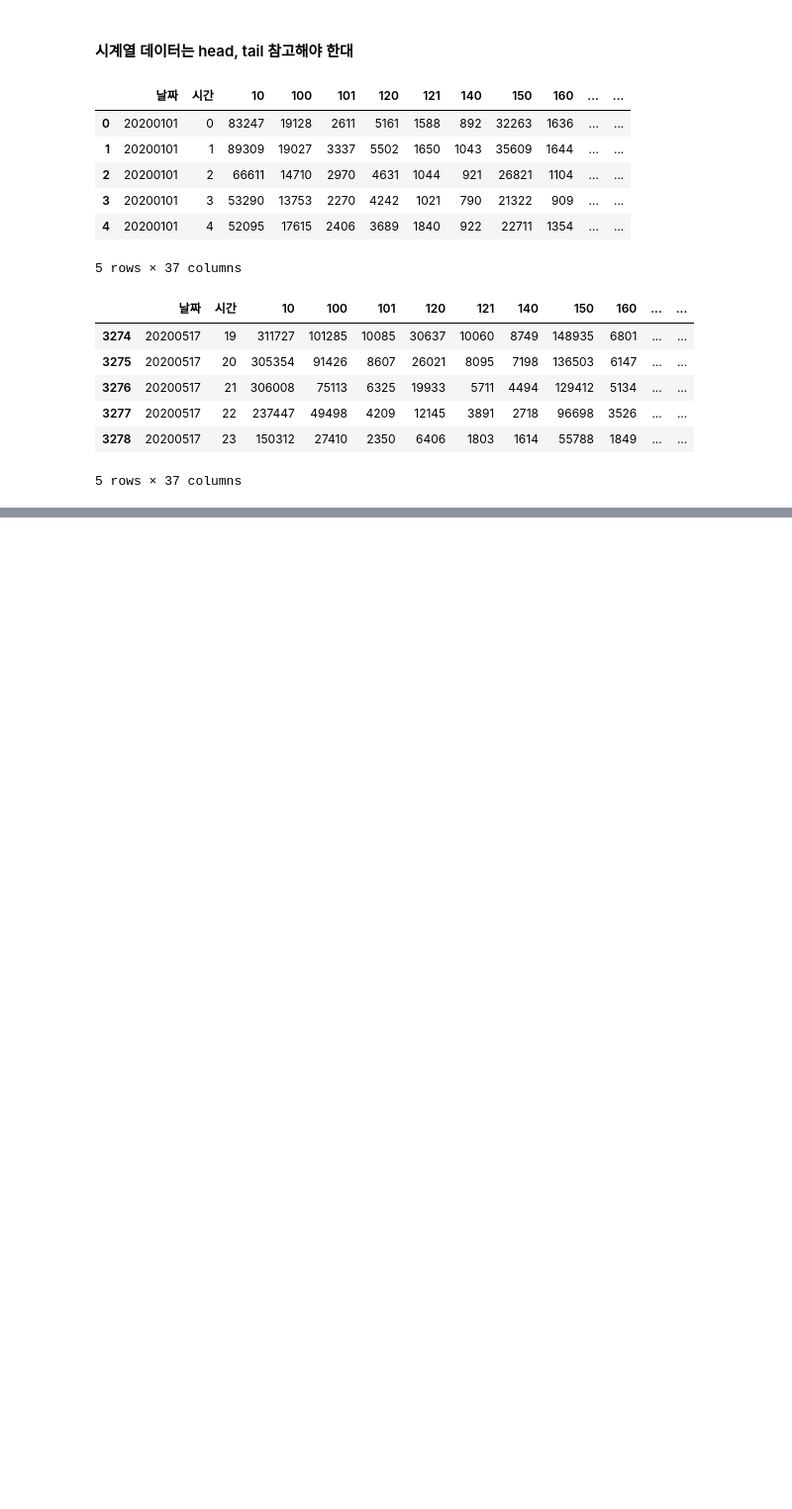
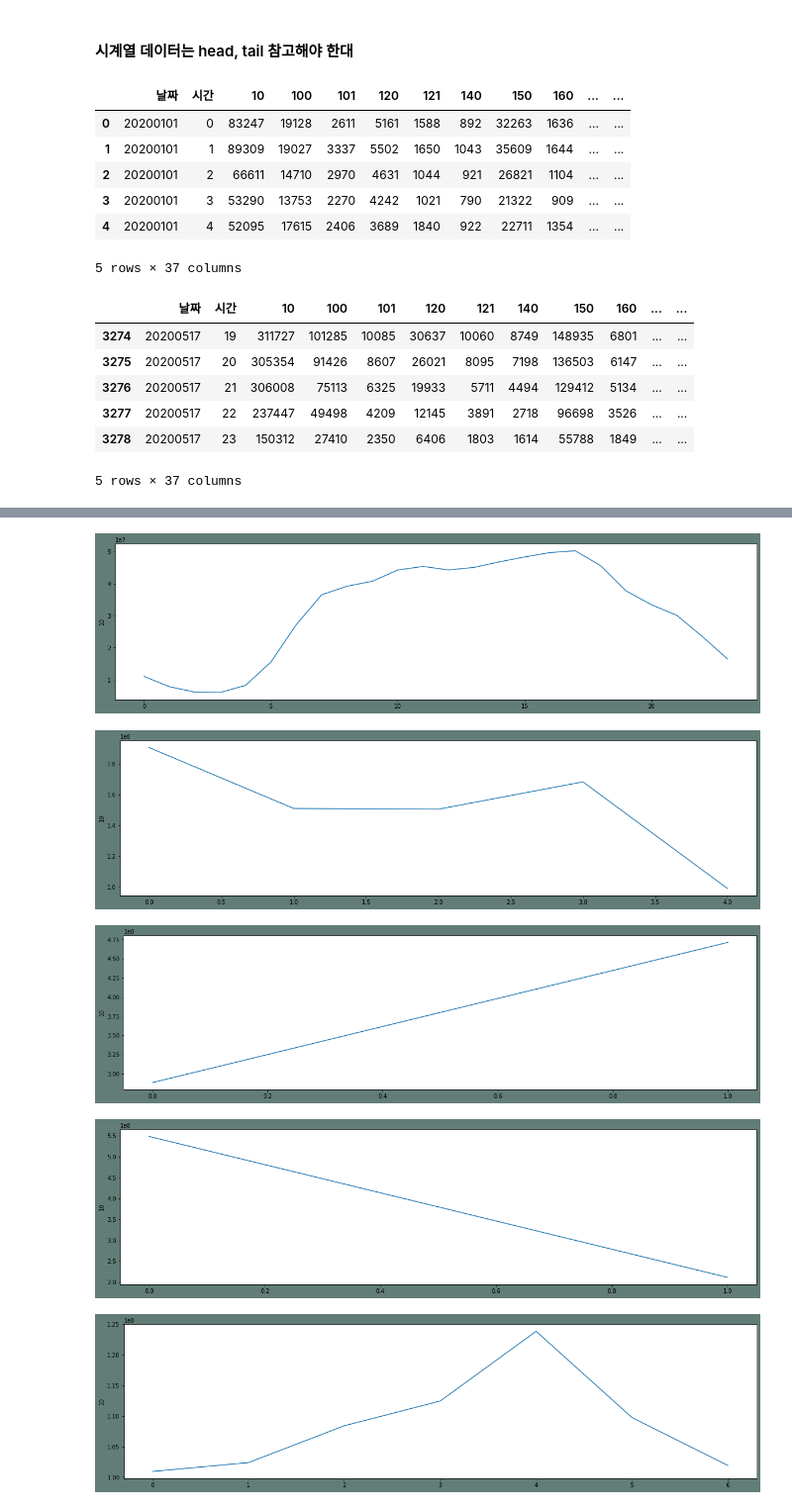
Before and after one commit to k-me-j/TrafficVolume, a Jupyter notebook: EDA.ipynb, the cells around one changed output, grey strips where cells are left out. Shown at 99% size. Saved outputs shown, nothing was run; the diff lists cells and outputs as text; code cells hidden in the pictures; blank space fills up the shorter version.

```diff
--- a/EDA.ipynb
+++ b/EDA.ipynb
@@ -141,0 +173,18 @@ df.head(20)
+# %%
+time_df = df.groupby("시간").sum().reset_index(inplace=False)  # 시간
+month_df = df.groupby("월별").sum().reset_index(inplace=False)  # 월별
+pm_df = df.groupby("오전오후").sum().reset_index(inplace=False)  # 오전오후
+weekend_df = df.groupby("주말").sum().reset_index(inplace=False)  # 주말
+day_df = df.groupby("요일").sum().reset_index(inplace=False)  # 요일별
+# %%
+dfs = [time_df,month_df,pm_df,weekend_df,day_df]
+
+for df in dfs:
+    plt.figure(figsize=(20,5),facecolor="#627D78")
+    ax = sns.lineplot(x=df.index,y="10",data=df)
+# %% [output]
+[figure, added]
+[figure, added]
+[figure, added]
+[figure, added]
+[figure, added]
```
Also changed, not shown: parts of 10 cells of this notebook, 6 other files.
